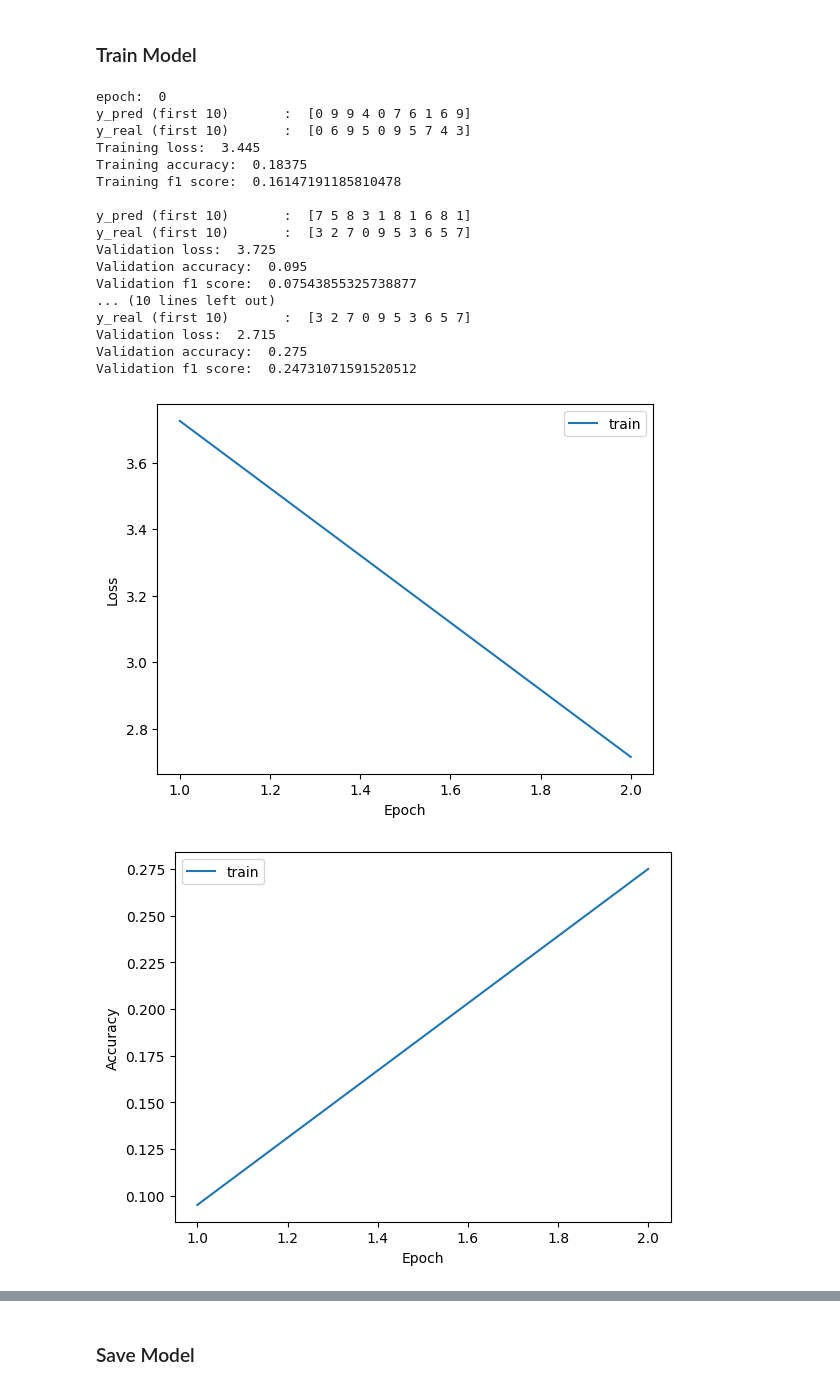
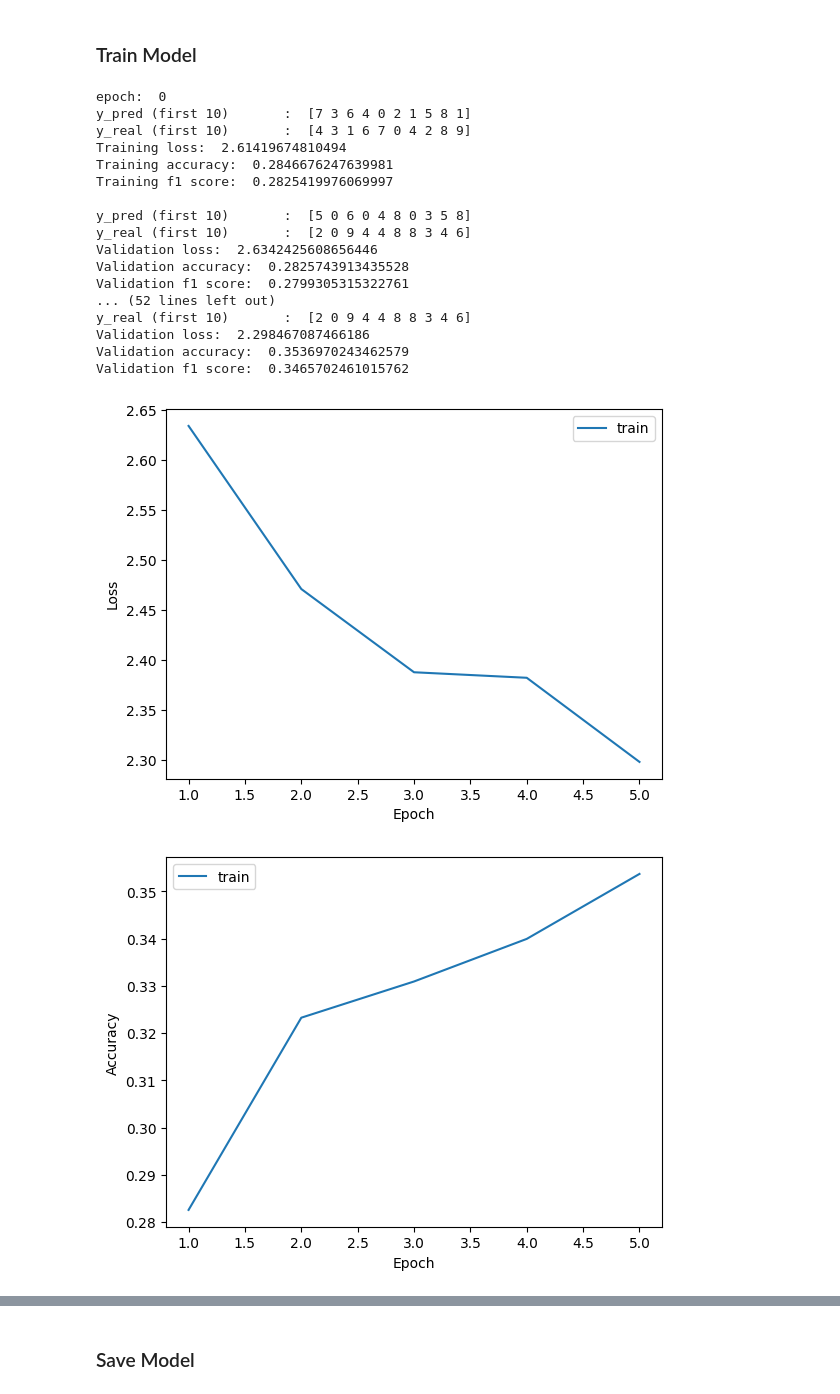
Before and after one commit to kawshikbuet17/CSE-472-Machine-Learning-Sessional, a Jupyter notebook: Offline-04-Convolutional-Neural-Network/Code/CNN.ipynb, the cells around one changed output, grey strips where cells are left out. Drawn from its saved outputs; the diff is of its cells as text; code cells hidden in the pictures.

```diff
--- a/Offline-04-Convolutional-Neural-Network/Code/CNN.ipynb
+++ b/Offline-04-Convolutional-Neural-Network/Code/CNN.ipynb
@@ -17,20 +17,20 @@ from LoadData import *
 ### Load Data and Preprocess
 # %%
 # load images
-# train_images_a, train_labels_a = load_data('training-a', 'training-a.csv')
-# train_images_a, train_labels_a = preprocess_data(train_images_a, train_labels_a)
+train_images_a, train_labels_a = load_data('training-a', 'training-a.csv')
+train_images_a, train_labels_a = preprocess_data(train_images_a, train_labels_a)
 
-# train_images_b, train_labels_b = load_data('training-b', 'training-b.csv')
-# train_images_b, train_labels_b = preprocess_data(train_images_b, train_labels_b)
+train_images_b, train_labels_b = load_data('training-b', 'training-b.csv')
+train_images_b, train_labels_b = preprocess_data(train_images_b, train_labels_b)
 
-# train_images_c, train_labels_c = load_data('training-c', 'training-c.csv')
-# train_images_c, train_labels_c = preprocess_data(train_images_c, train_labels_c)
+train_images_c, train_labels_c = load_data('training-c', 'training-c.csv')
+train_images_c, train_labels_c = preprocess_data(train_images_c, train_labels_c)
 
-# train_images = np.concatenate((train_images_a, train_images_b, train_images_c), axis=0)
-# train_labels = np.concatenate((train_labels_a, train_labels_b, train_labels_c), axis=0)
+train_images = np.concatenate((train_images_a, train_images_b, train_images_c), axis=0)
+train_labels = np.concatenate((train_labels_a, train_labels_b, train_labels_c), axis=0)
 
-train_images, train_labels = load_data('training-a', 'training-a.csv')
-train_images, train_labels = preprocess_data(train_images, train_labels)
+# train_images, train_labels = load_data('training-a', 'training-a.csv')
+# train_images, train_labels = preprocess_data(train_images, train_labels)
 
 # print shapes
 print("train_images.shape = ", train_images.shape)
@@ -92,24 +92,24 @@ model.add(SoftmaxLayer())
 ### Train Model
 # %%
 # train
-model.train(X_train=X_train, y_train=y_train, X_val=X_val, y_val=y_val, learning_rate=0.00001, epochs=2, batch_size=64)
+model.train(X_train=X_train, y_train=y_train, X_val=X_val, y_val=y_val, learning_rate=0.000001, epochs=5, batch_size=64)
 # %% [output]
 epoch:  0
-y_pred (first 10)       :  [0 9 9 4 0 7 6 1 6 9]
-y_real (first 10)       :  [0 6 9 5 0 9 5 7 4 3]
-Training loss:  3.445
-Training accuracy:  0.18375
-Training f1 score:  0.16147191185810478
+y_pred (first 10)       :  [7 3 6 4 0 2 1 5 8 1]
+y_real (first 10)       :  [4 3 1 6 7 0 4 2 8 9]
+Training loss:  2.61419674810494
+Training accuracy:  0.2846676247639981
+Training f1 score:  0.2825419976069997
 
-y_pred (first 10)       :  [7 5 8 3 1 8 1 6 8 1]
-y_real (first 10)       :  [3 2 7 0 9 5 3 6 5 7]
-Validation loss:  3.725
-Validation accuracy:  0.095
-Validation f1 score:  0.07543855325738877
-... (10 lines left out)
-y_real (first 10)       :  [3 2 7 0 9 5 3 6 5 7]
-Validation loss:  2.715
-Validation accuracy:  0.275
-Validation f1 score:  0.24731071591520512
+y_pred (first 10)       :  [5 0 6 0 4 8 0 3 5 8]
+y_real (first 10)       :  [2 0 9 4 4 8 8 3 4 6]
+Validation loss:  2.6342425608656446
+Validation accuracy:  0.2825743913435528
+Validation f1 score:  0.2799305315322761
+... (52 lines left out)
+y_real (first 10)       :  [2 0 9 4 4 8 8 3 4 6]
+Validation loss:  2.298467087466186
+Validation accuracy:  0.3536970243462579
+Validation f1 score:  0.3465702461015762
-[figure, old version]
+[figure, new version]
-[figure, old version]
+[figure, new version]
```
Also changed, not shown: parts of 4 cells of this notebook, 1 other file.
